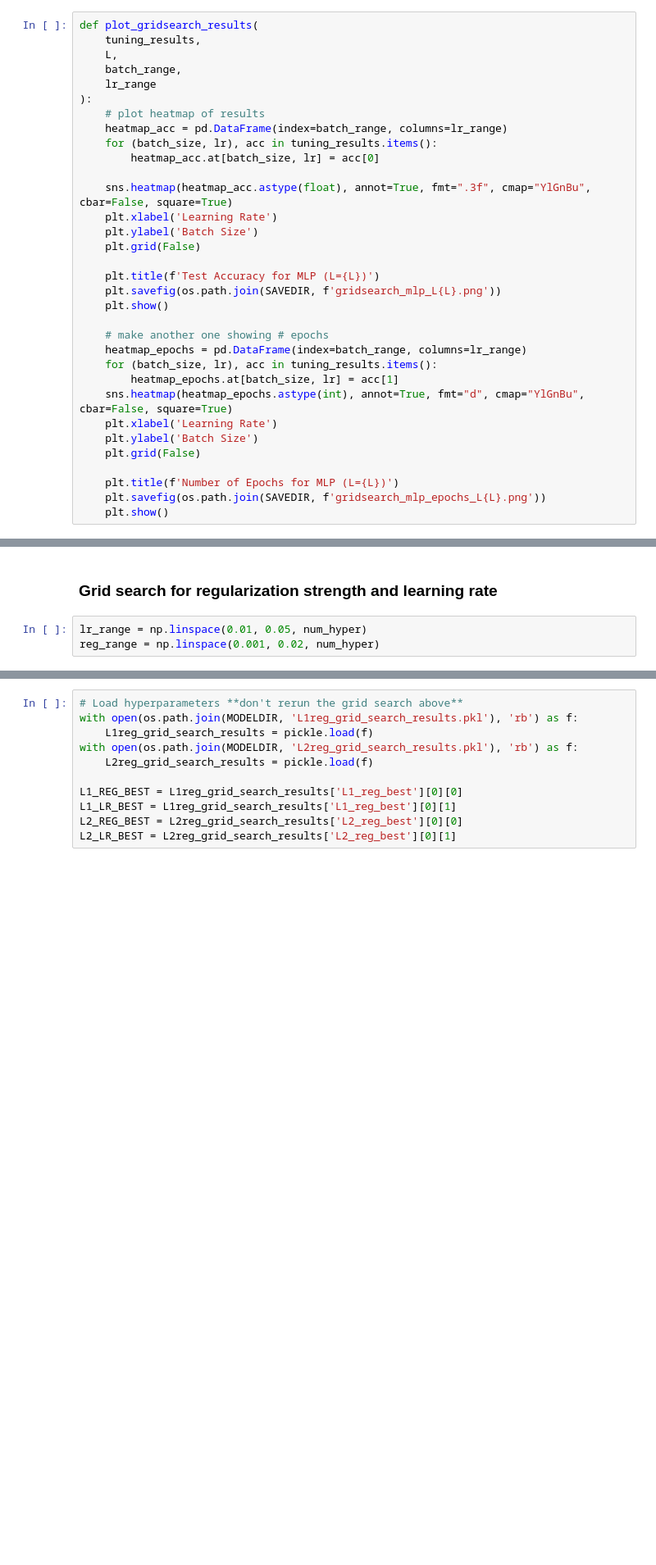
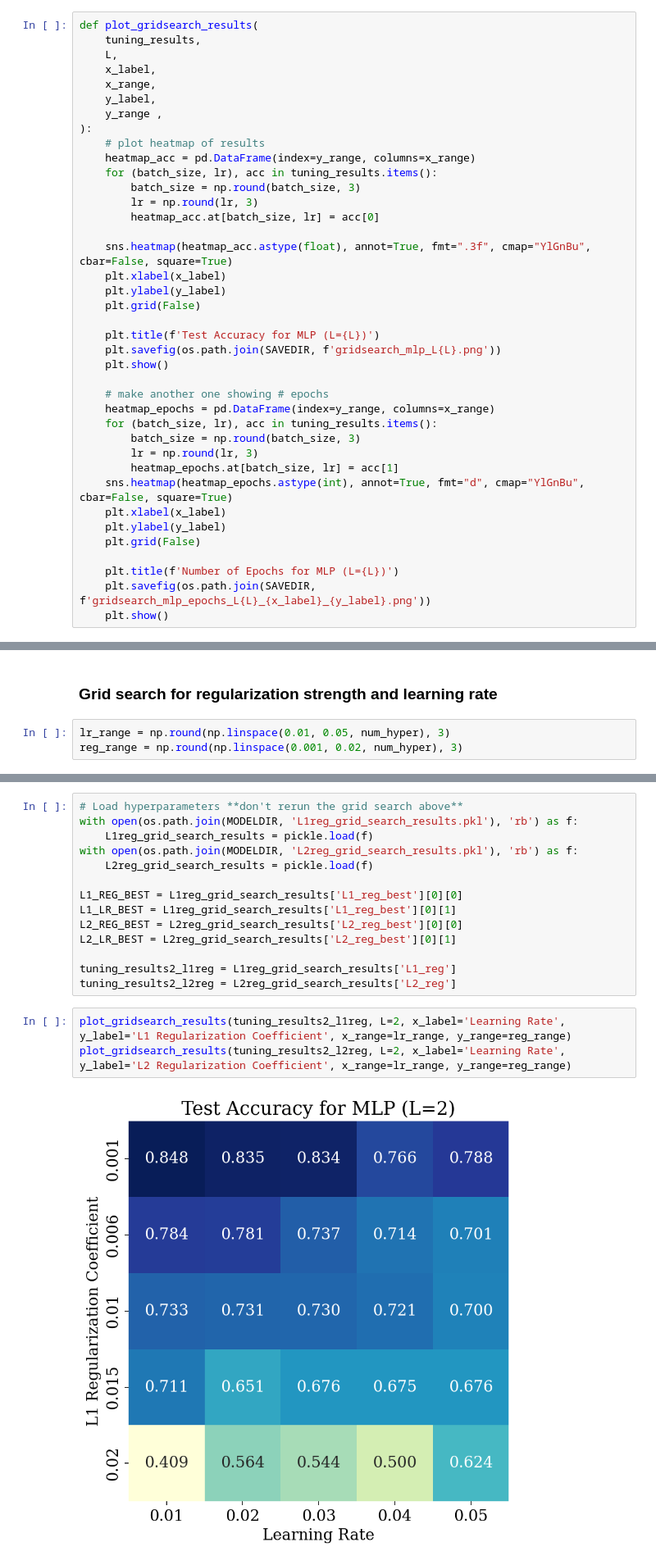
Before and after one commit to audrey352/COMP551, a Jupyter notebook: Assignment3/A3_notebook.ipynb, the cells around one changed output, grey strips where cells are left out. Shown at 82% size. Drawn from its saved outputs; the diff is of its cells as text; blank space fills up the shorter version.

Commit message:
FInal MLP run. Also added M grid search code (to be run)

```diff
--- a/Assignment3/A3_notebook.ipynb
+++ b/Assignment3/A3_notebook.ipynb
@@ -99,17 +99,21 @@ def evaluate_acc(y_true, y_pred):
 def plot_gridsearch_results(
     tuning_results,
     L,
-    batch_range,
-    lr_range
+    x_label,
+    x_range,
+    y_label,
+    y_range ,
 ):
     # plot heatmap of results
-    heatmap_acc = pd.DataFrame(index=batch_range, columns=lr_range)
+    heatmap_acc = pd.DataFrame(index=y_range, columns=x_range)
     for (batch_size, lr), acc in tuning_results.items():
+        batch_size = np.round(batch_size, 3)
+        lr = np.round(lr, 3)
         heatmap_acc.at[batch_size, lr] = acc[0]
 
     sns.heatmap(heatmap_acc.astype(float), annot=True, fmt=".3f", cmap="YlGnBu", cbar=False, square=True)
-    plt.xlabel('Learning Rate')
-    plt.ylabel('Batch Size')
+    plt.xlabel(x_label)
+    plt.ylabel(y_label)
     plt.grid(False)
 
     plt.title(f'Test Accuracy for MLP (L={L})')
@@ -117,16 +121,18 @@ def plot_gridsearch_results(
     plt.show()
 
     # make another one showing # epochs
-    heatmap_epochs = pd.DataFrame(index=batch_range, columns=lr_range)
+    heatmap_epochs = pd.DataFrame(index=y_range, columns=x_range)
     for (batch_size, lr), acc in tuning_results.items():
+        batch_size = np.round(batch_size, 3)
+        lr = np.round(lr, 3)
         heatmap_epochs.at[batch_size, lr] = acc[1]
     sns.heatmap(heatmap_epochs.astype(int), annot=True, fmt="d", cmap="YlGnBu", cbar=False, square=True)
-    plt.xlabel('Learning Rate')
-    plt.ylabel('Batch Size')
+    plt.xlabel(x_label)
+    plt.ylabel(y_label)
     plt.grid(False)
 
     plt.title(f'Number of Epochs for MLP (L={L})')
-    plt.savefig(os.path.join(SAVEDIR, f'gridsearch_mlp_epochs_L{L}.png'))
+    plt.savefig(os.path.join(SAVEDIR, f'gridsearch_mlp_epochs_L{L}_{x_label}_{y_label}.png'))
     plt.show()
 # %% [markdown]
 # Implement MLP
@@ -1204,8 +1215,8 @@ results_part2
 # %% [markdown]
 ### Grid search for regularization strength and learning rate
 # %%
-lr_range = np.linspace(0.01, 0.05, num_hyper)
-reg_range = np.linspace(0.001, 0.02, num_hyper)
+lr_range = np.round(np.linspace(0.01, 0.05, num_hyper), 3)
+reg_range = np.round(np.linspace(0.001, 0.02, num_hyper), 3)
 # %%
 # # --- Finding best L1 regularization for model with L=2 hidden layers ---
 # tuning_results2_l1reg = {} # dict to store test accuracies
@@ -1328,3 +1339,11 @@ L1_REG_BEST = L1reg_grid_search_results['L1_reg_best'][0][0]
 L1_LR_BEST = L1reg_grid_search_results['L1_reg_best'][0][1]
 L2_REG_BEST = L2reg_grid_search_results['L2_reg_best'][0][0]
 L2_LR_BEST = L2reg_grid_search_results['L2_reg_best'][0][1]
+
+tuning_results2_l1reg = L1reg_grid_search_results['L1_reg']
+tuning_results2_l2reg = L2reg_grid_search_results['L2_reg']
+# %%
+plot_gridsearch_results(tuning_results2_l1reg, L=2, x_label='Learning Rate', y_label='L1 Regularization Coefficient', x_range=lr_range, y_range=reg_range)
+plot_gridsearch_results(tuning_results2_l2reg, L=2, x_label='Learning Rate', y_label='L2 Regularization Coefficient', x_range=lr_range, y_range=reg_range)
+# %% [output]
+[figure, added]
```
Also changed, not shown: parts of 27 cells of this notebook, 22 other files.
